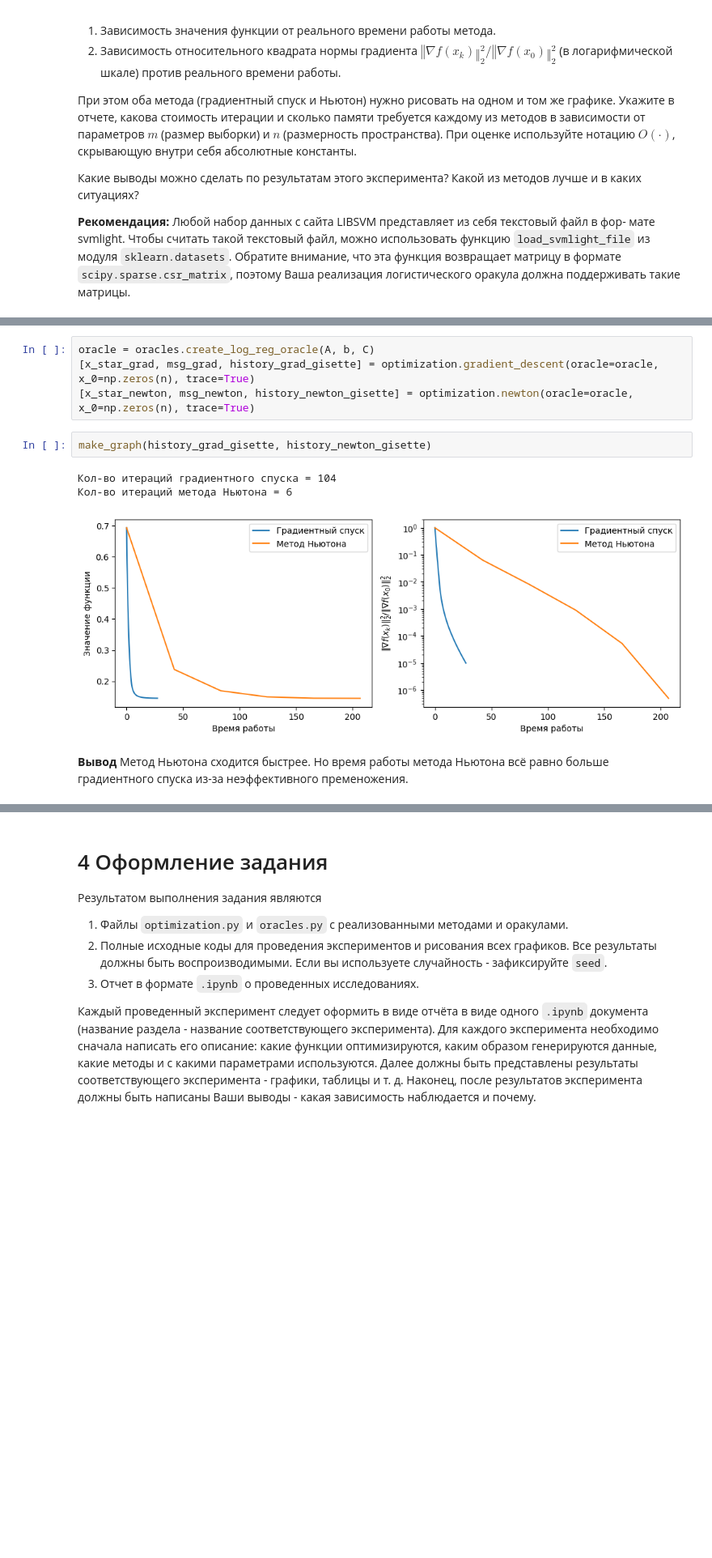
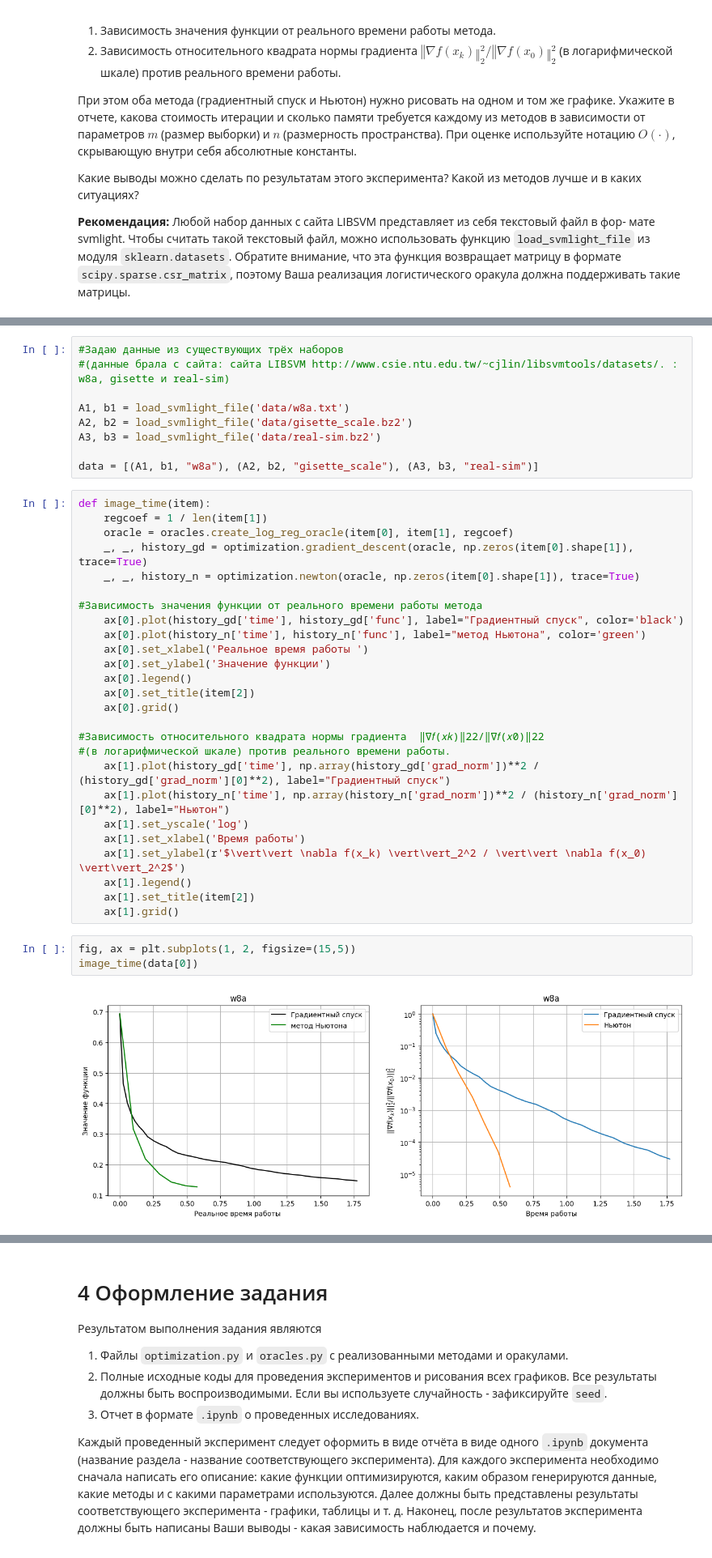
Before and after one commit to sergeiperel/MachineLearning2023, a Jupyter notebook: homework04/homework-practice-04-Optimization_in_ML/homework-practice-04-Optimization_in_ML.ipynb, the cells around one changed output, grey strips where cells are left out. Shown at 81% size. Drawn from its saved outputs; the diff is of its cells as text; blank space fills up the shorter version.

```diff
--- a/homework04/homework-practice-04-Optimization_in_ML/homework-practice-04-Optimization_in_ML.ipynb
+++ b/homework04/homework-practice-04-Optimization_in_ML/homework-practice-04-Optimization_in_ML.ipynb
@@ -435,12 +390,40 @@ A.shape
-# %%
-oracle = oracles.create_log_reg_oracle(A, b, C)
-[x_star_grad, msg_grad, history_grad_gisette] = optimization.gradient_descent(oracle=oracle, x_0=np.zeros(n), trace=True)
-[x_star_newton, msg_newton, history_newton_gisette] = optimization.newton(oracle=oracle, x_0=np.zeros(n), trace=True)
-# %%
-make_graph(history_grad_gisette, history_newton_gisette)
-# %% [output]
-Кол-во итераций градиентного спуска = 104
-Кол-во итераций метода Ньютона = 6
-[figure, removed]
-# %% [markdown]
-**Вывод** Метод Ньютона сходится быстрее. Но время работы метода Ньютона всё равно больше градиентного спуска из-за неэффективного пременожения.
+# %%
+#Задаю данные из существующих трёх наборов
+#(данные брала с сайта: сайта LIBSVM http://www.csie.ntu.edu.tw/~cjlin/libsvmtools/datasets/. : w8a, gisette и real-sim)
+
+A1, b1 = load_svmlight_file('data/w8a.txt')
+A2, b2 = load_svmlight_file('data/gisette_scale.bz2')
+A3, b3 = load_svmlight_file('data/real-sim.bz2')
+
+data = [(A1, b1, "w8a"), (A2, b2, "gisette_scale"), (A3, b3, "real-sim")]
+# %%
+def image_time(item):
+    regcoef = 1 / len(item[1])
+    oracle = oracles.create_log_reg_oracle(item[0], item[1], regcoef)
+    _, _, history_gd = optimization.gradient_descent(oracle, np.zeros(item[0].shape[1]), trace=True)
+    _, _, history_n = optimization.newton(oracle, np.zeros(item[0].shape[1]), trace=True)
+
+#Зависимость значения функции от реального времени работы метода
+    ax[0].plot(history_gd['time'], history_gd['func'], label="Градиентный спуск", color='black')
+    ax[0].plot(history_n['time'], history_n['func'], label="метод Ньютона", color='green')
+    ax[0].set_xlabel('Реальное время работы ')
+    ax[0].set_ylabel('Значение функции')
+    ax[0].legend()
+    ax[0].set_title(item[2])
+    ax[0].grid()
+
+#Зависимость относительного квадрата нормы градиента  ‖∇𝑓(𝑥𝑘)‖22/‖∇𝑓(𝑥0)‖22
+#(в логарифмической шкале) против реального времени работы.
+    ax[1].plot(history_gd['time'], np.array(history_gd['grad_norm'])**2 / (history_gd['grad_norm'][0]**2), label="Градиентный спуск")
+    ax[1].plot(history_n['time'], np.array(history_n['grad_norm'])**2 / (history_n['grad_norm'][0]**2), label="Ньютон")
+    ax[1].set_yscale('log')
+    ax[1].set_xlabel('Время работы')
+    ax[1].set_ylabel(r'$\vert\vert \nabla f(x_k) \vert\vert_2^2 / \vert\vert \nabla f(x_0) \vert\vert_2^2$')
+    ax[1].legend()
+    ax[1].set_title(item[2])
+    ax[1].grid()
+# %%
+fig, ax = plt.subplots(1, 2, figsize=(15,5))
+image_time(data[0])
+# %% [output]
+[figure, added]
```
Also changed, not shown: parts of 39 cells of this notebook.
